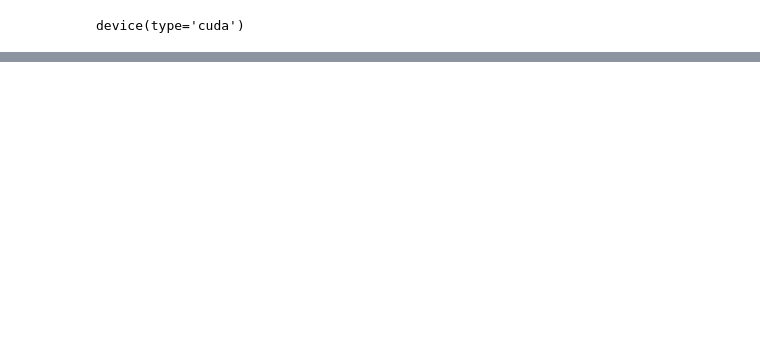
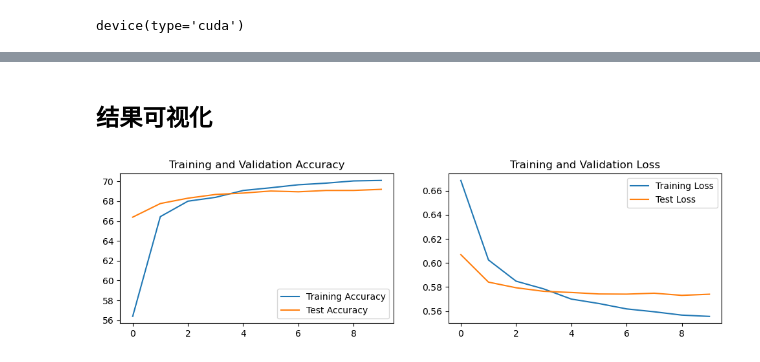
Before and after one commit to starryrlx/PyTorch-DeepLearning-Practice-Projects, a Jupyter notebook: 3_text_classification/train_transformer.ipynb, the cells around one changed output, grey strips where cells are left out. Drawn from its saved outputs; the diff is of its cells as text; code cells hidden in the pictures; blank space fills up the shorter version.

```diff
--- a/3_text_classification/train_transformer.ipynb
+++ b/3_text_classification/train_transformer.ipynb
@@ -111,0 +126,16 @@ for i, (word, idx) in enumerate(vocab.stoi.items()):
+# %%
+# 查看词汇表的前几个词
+print(f'词汇表大小： {len(vocab)}')
+print("词汇表的一部分:")
+for word, idx in list(vocab.items())[:5]:  # 查看前5个词
+    print(f"词: {word}, 索引: {idx}")
+
+# 查看嵌入矩阵中对应某个词的词向量
+word_to_check = '狗'
+if word_to_check in vocab:
+    word_index = vocab[word_to_check]
+    word_vector = embedding_matrix[word_index]
+    print(f"{word_to_check} 的词向量:")
+    print(word_vector)
+else:
+    print(f"词汇表中没有 {word_to_check} 这个词。")
@@ -304,0 +396,23 @@ Epoch 6/10
+# %% [markdown]
+## 结果可视化
+# %%
+import matplotlib.pyplot as plt
+
+epochs_range = range(num_epochs)
+
+plt.figure(figsize=(12, 3))
+plt.subplot(1, 2, 1)
+
+plt.plot(epochs_range, train_acc, label='Training Accuracy')
+plt.plot(epochs_range, test_acc, label='Test Accuracy')
+plt.legend(loc='lower right')
+plt.title('Training and Validation Accuracy')
+
+plt.subplot(1, 2, 2)
+plt.plot(epochs_range, train_loss, label='Training Loss')
+plt.plot(epochs_range, test_loss, label='Test Loss')
+plt.legend(loc='upper right')
+plt.title('Training and Validation Loss')
+plt.show()
+# %% [output]
+[figure, added]
```
Also changed, not shown: parts of 20 cells of this notebook, 7 other files.
